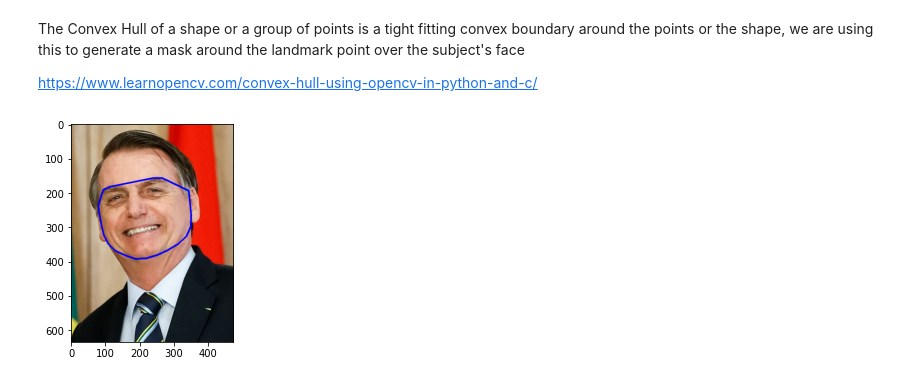
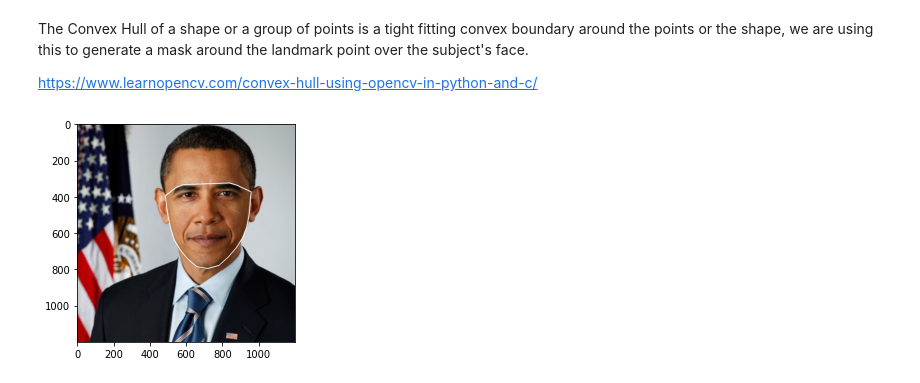
Before and after one commit to guipleite/CV2-Face-Swap, a Jupyter notebook: face_swap.ipynb, the cells around one changed output. Drawn from its saved outputs; the diff is of its cells as text; code cells hidden in the pictures.

```diff
--- a/face_swap.ipynb
+++ b/face_swap.ipynb
@@ -5,8 +5,8 @@ import numpy as np
 from matplotlib import pyplot as plt
 
 # Loading base images and coverting them to grayscale
-face = cv2.imread("bonoro.jpeg")
-body = cv2.imread("boulos.png")
+face = cv2.imread("obama.jpg")
+body = cv2.imread("trump.jpeg")
 
 face_gray = cv2.cvtColor(face, cv2.COLOR_BGR2GRAY)
 body_gray = cv2.cvtColor(body, cv2.COLOR_BGR2GRAY)
@@ -39,16 +39,15 @@ get_landmarks(landmarks, landmarks_points)
 
 points = np.array(landmarks_points, np.int32)
 # %% [markdown]
-The Convex Hull of a shape or a group of points is a tight fitting convex boundary around the points or the shape, we are using this to generate a mask around the landmark point over the subject's face
+The Convex Hull of a shape or a group of points is a tight fitting convex boundary around the points or the shape, we are using this to generate a mask around the landmark point over the subject's face.
 
 https://www.learnopencv.com/convex-hull-using-opencv-in-python-and-c/
 # %%
 convexhull = cv2.convexHull(points)
 
 face_cp = face.copy()
-plt.imshow(cv2.cvtColor((cv2.polylines(face_cp, [convexhull], True, (255, 0, 0), 3)), cv2.COLOR_BGR2RGB))
-# cv2.fillConvexPoly(mask, convexhull, 255)
+plt.imshow(cv2.cvtColor((cv2.polylines(face_cp, [convexhull], True, (255,255,255), 3)), cv2.COLOR_BGR2RGB))
 
 face_image_1 = cv2.bitwise_and(face, face, mask=mask)
 # %% [output]
-[figure, old version]
+[figure, new version]
```
Also changed, not shown: parts of 4 cells of this notebook, 2 other files.
